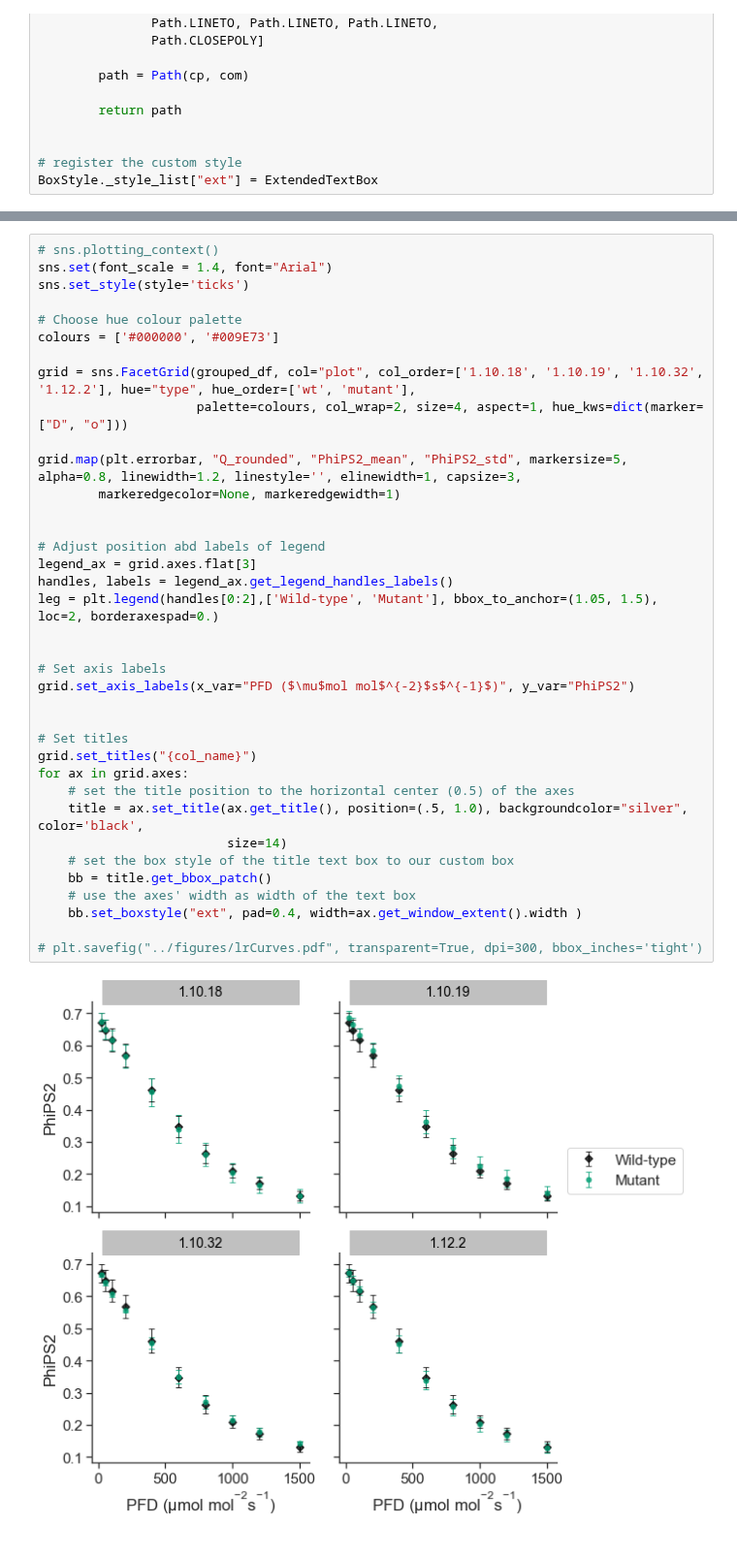
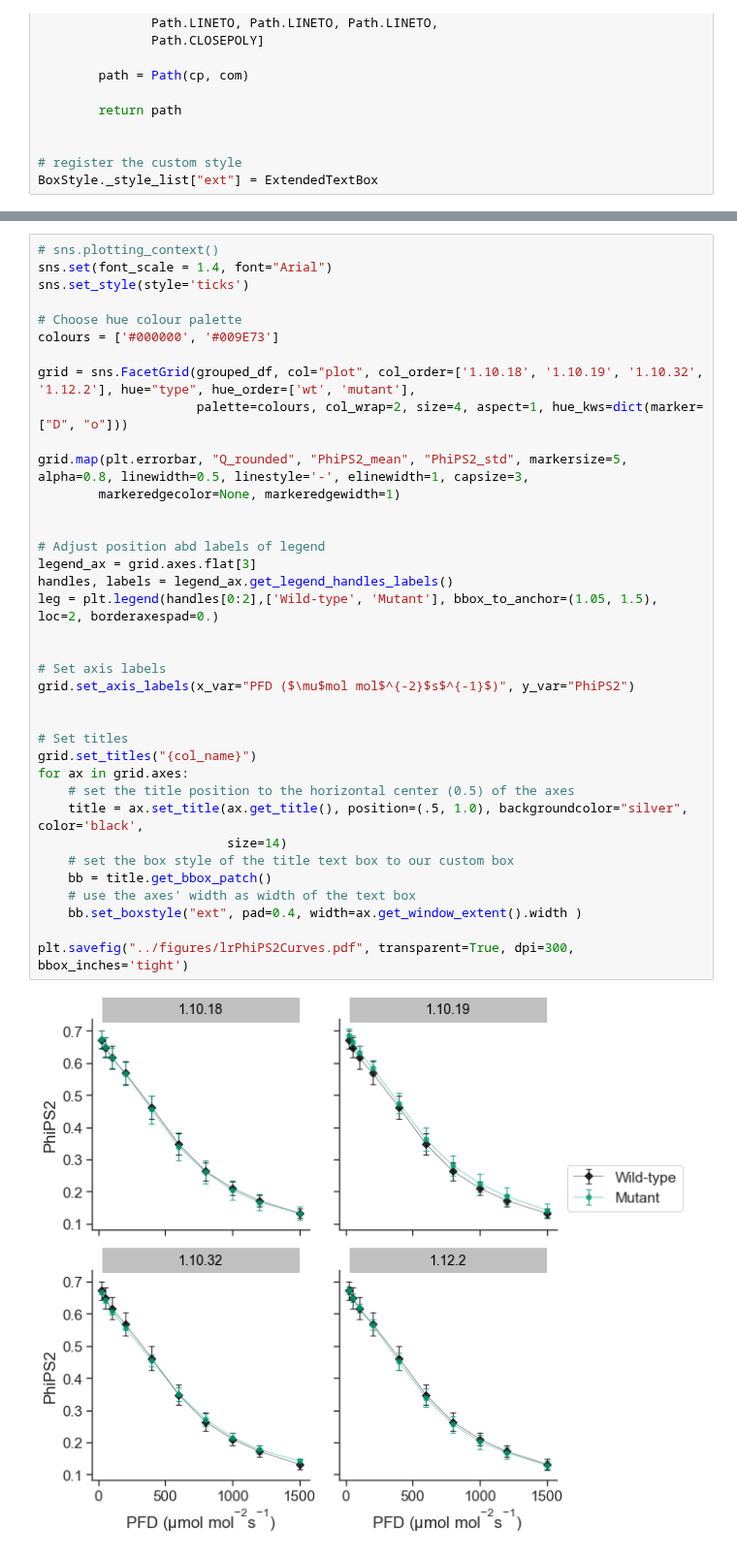
Before and after one commit to RonaCostello/Thesis, a Jupyter notebook: plots/chapter3_lr_curves.ipynb, the cells around one changed output, grey strips where cells are left out. Shown at 97% size. Drawn from its saved outputs; the diff is of its cells as text.

```diff
--- a/plots/chapter3_lr_curves.ipynb
+++ b/plots/chapter3_lr_curves.ipynb
@@ -125,33 +125,33 @@ sns.set_style(style='ticks')
 colours = ['#000000', '#009E73']
 
 grid = sns.FacetGrid(grouped_df, col="plot", col_order=['1.10.18', '1.10.19', '1.10.32', '1.12.2'], hue="type", hue_order=['wt', 'mutant'],
                      palette=colours, col_wrap=2, size=4, aspect=1, hue_kws=dict(marker=["D", "o"]))
 
-grid.map(plt.errorbar, "Q_rounded", "PhiPS2_mean", "PhiPS2_std", markersize=5, alpha=0.8, linewidth=1.2, linestyle='', elinewidth=1, capsize=3,
+grid.map(plt.errorbar, "Q_rounded", "PhiPS2_mean", "PhiPS2_std", markersize=5, alpha=0.8, linewidth=0.5, linestyle='-', elinewidth=1, capsize=3,
         markeredgecolor=None, markeredgewidth=1)
 
 
 # Adjust position abd labels of legend
 legend_ax = grid.axes.flat[3]
 handles, labels = legend_ax.get_legend_handles_labels()
 leg = plt.legend(handles[0:2],['Wild-type', 'Mutant'], bbox_to_anchor=(1.05, 1.5), loc=2, borderaxespad=0.)
 
 
 # Set axis labels
 grid.set_axis_labels(x_var="PFD ($\mu$mol mol$^{-2}$s$^{-1}$)", y_var="PhiPS2")
 
 
 # Set titles
 grid.set_titles("{col_name}")
 for ax in grid.axes:
     # set the title position to the horizontal center (0.5) of the axes
     title = ax.set_title(ax.get_title(), position=(.5, 1.0), backgroundcolor="silver", color='black',
                          size=14)
     # set the box style of the title text box to our custom box
     bb = title.get_bbox_patch()
     # use the axes' width as width of the text box
     bb.set_boxstyle("ext", pad=0.4, width=ax.get_window_extent().width )
 
-# plt.savefig("../figures/lrCurves.pdf", transparent=True, dpi=300, bbox_inches='tight')
+plt.savefig("../figures/lrPhiPS2Curves.pdf", transparent=True, dpi=300, bbox_inches='tight')
 # %% [output]
-[figure, old version]
+[figure, new version]
```
Also changed, not shown: parts of 3 cells of this notebook.
